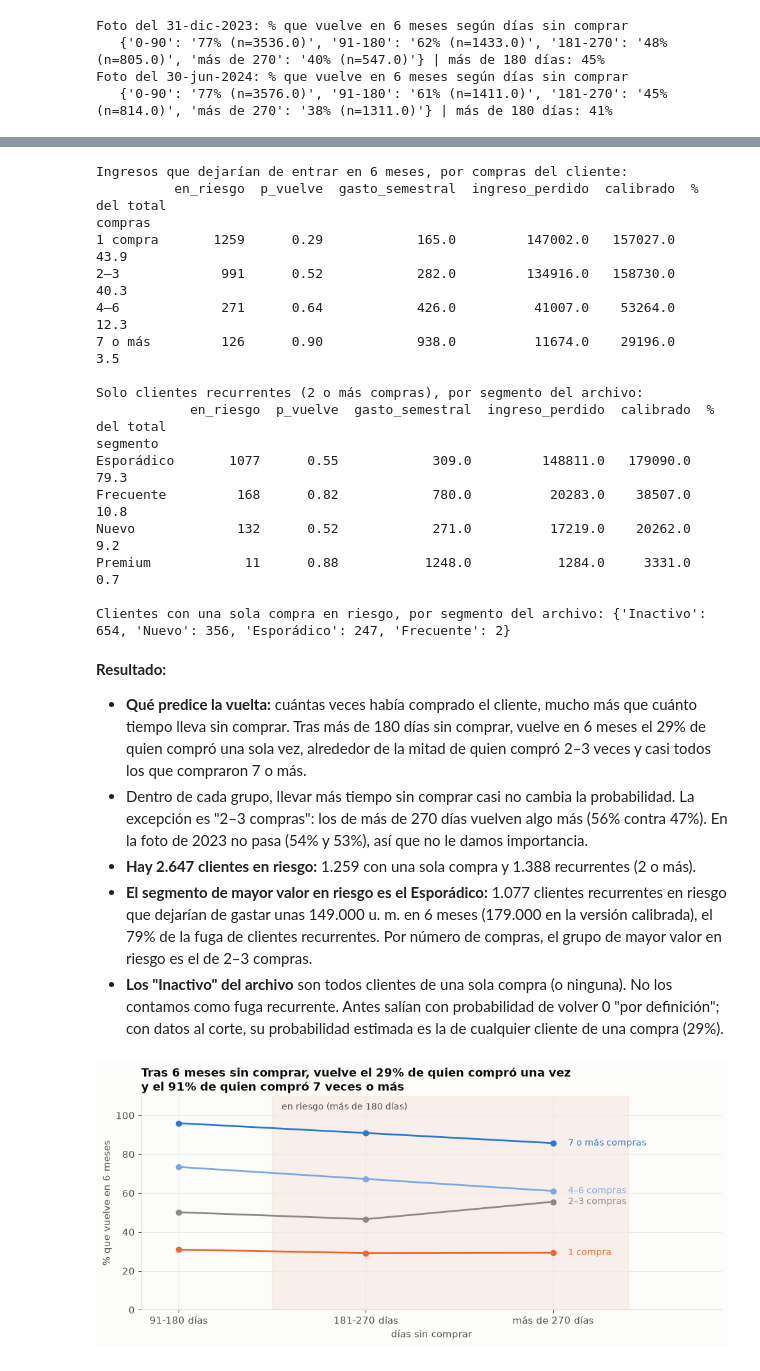
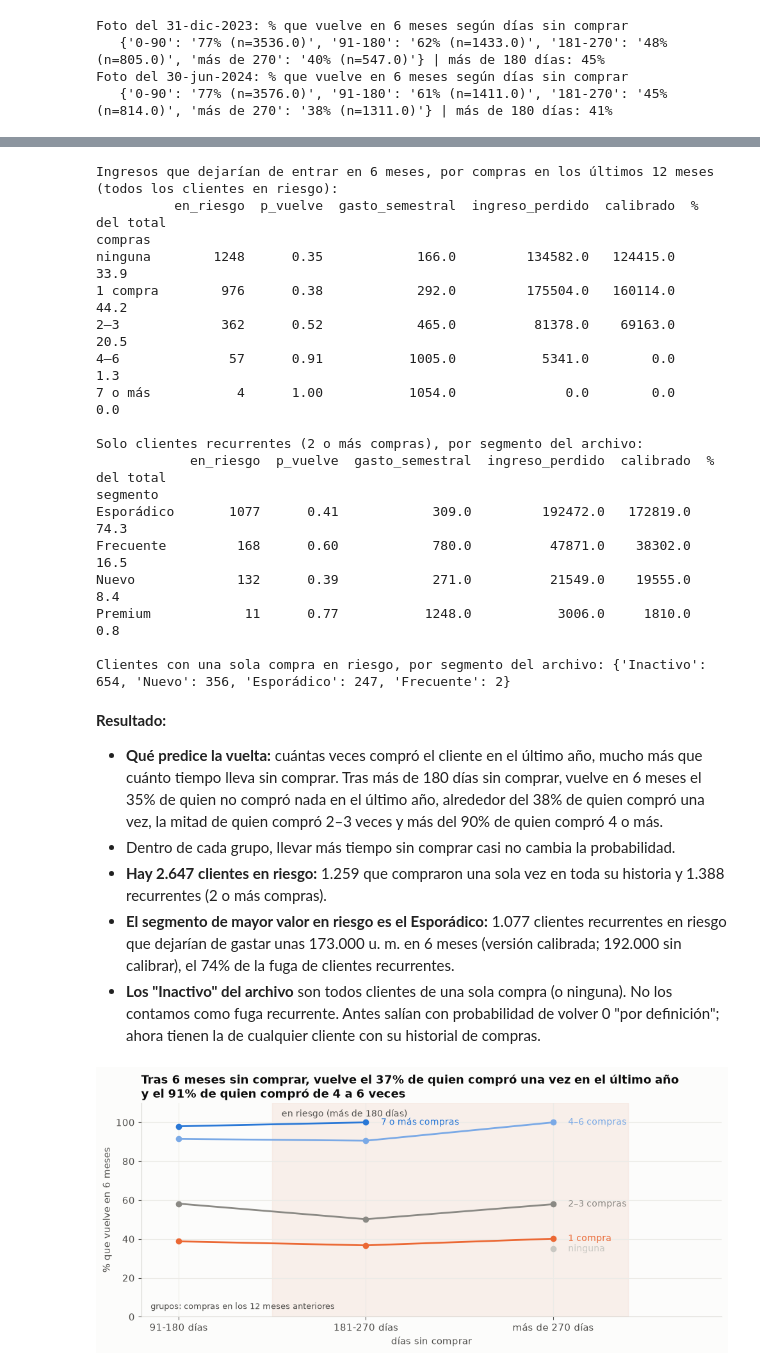
Before and after one commit to mathiascg05/retail-intelligence, a Jupyter notebook: notebooks/03_fugas.ipynb, the cells around one changed output, grey strips where cells are left out. Drawn from its saved outputs; the diff is of its cells as text; code cells hidden in the pictures.

```diff
--- a/notebooks/03_fugas.ipynb
+++ b/notebooks/03_fugas.ipynb
@@ -443,7 +443,7 @@ Pero "en riesgo" no es "perdido": en A1 vimos que el 52% de los que llegan a 180
 Antes de usar la estimación la probamos: con la foto del 31-dic-2023 predecimos lo que pasó en el primer semestre de 2024 y lo comparamos con lo que pasó de verdad.
 # %%
 TRAMOS, NOMBRES = [-1, 90, 180, 270, 10_000], ["0-90", "91-180", "181-270", "más de 270"]
-COMPRAS, GRUPOS = [0, 1, 3, 6, 10_000], ["1 compra", "2–3", "4–6", "7 o más"]
+COMPRAS, GRUPOS = [-1, 0, 1, 3, 6, 10_000], ["ninguna", "1 compra", "2–3", "4–6", "7 o más"]
 segmento = cli.set_index("cliente_id").segmento
 H = pd.Timedelta(days=182)
 
@@ -454,7 +454,9 @@ def foto(corte):
                                     n_compras=("transaccion_id", "size"))
     f["dias_sin_comprar"] = (corte - f.ultima).dt.days
     f["tramo"] = pd.cut(f.dias_sin_comprar, TRAMOS, labels=NOMBRES)
-    f["compras"] = pd.cut(f.n_compras, COMPRAS, labels=GRUPOS)
+    # compras en los 12 meses anteriores a la foto: comparable entre fotos con distinta historia
+    f["compras_12m"] = h[h.fecha > corte - pd.Timedelta(days=365)].groupby("cliente_id").size().reindex(f.index).fillna(0).astype(int)
+    f["compras"] = pd.cut(f.compras_12m, COMPRAS, labels=GRUPOS)
     f["segmento"] = segmento.reindex(f.index)  # solo para describir
     # gasto por semestre desde su primera compra (mínimo un semestre)
     f["gasto_semestral"] = f.gasto / np.maximum(1, (corte - f.primera).dt.days / 182.5)
@@ -479,18 +481,20 @@ Foto del 30-jun-2024: % que vuelve en 6 meses según días sin comprar
    {'0-90': '77% (n=3576.0)', '91-180': '61% (n=1411.0)', '181-270': '45% (n=814.0)', 'más de 270': '38% (n=1311.0)'} | más de 180 días: 41%
 # %%
 def tabla_retorno(f):
-    # Proporción que volvió en 6 meses, por compras hasta la foto y días sin comprar (clientes con más de 90 días)
+    # Proporción que volvió en 6 meses, por compras en los 12 meses anteriores y días sin comprar (clientes con más de 90 días)
     return f[f.dias_sin_comprar > 90].groupby(["compras", "tramo"], observed=True).vuelve.agg(clientes="size", vuelve="mean")
 
 def proyectar(f, t, calibracion=1.0):
     f = f[f.dias_sin_comprar > DIAS_INACTIVO].drop(columns=["vuelve", "gasto_6m"]).join(t[["vuelve"]], on=["compras", "tramo"])
     # combinación sin clientes en la foto histórica: promedio del grupo de compras con más de 180 días
     por_grupo = t[t.index.get_level_values(1) != "91-180"].groupby(level=0, observed=True).vuelve.mean()
-    f["p_vuelve"] = (f.vuelve.fillna(f.compras.map(por_grupo)).astype(float) * calibracion).clip(0, 1)
+    mas_180 = t[t.index.get_level_values(1) != "91-180"]
+    general = (mas_180.vuelve * mas_180.clientes).sum() / mas_180.clientes.sum()   # grupo sin historia en la foto (p. ej. "ninguna" en 2023)
+    f["p_vuelve"] = (f.vuelve.fillna(f.compras.map(por_grupo)).astype(float).fillna(general) * calibracion).clip(0, 1)
     f["gasto_esperado"] = f.p_vuelve * f.gasto_semestral
     # Si siguiera activo, gastaría lo mismo que venía gastando por semestre
     f["ingreso_perdido"] = (1 - f.p_vuelve) * f.gasto_semestral
-    f["recurrente"] = f.compras != "1 compra"
+    f["recurrente"] = f.n_compras >= 2   # alguna vez compró 2 veces o más
     return f
 
 # Prueba hacia atrás: con lo aprendido el 31-dic-2023, ¿acertamos el primer semestre de 2024?
@@ -501,11 +505,13 @@ prueba["gasto_real"] = f24.gasto_6m.reindex(prueba.index)
 c = prueba.groupby("compras", observed=True).agg(clientes=("p_vuelve", "size"), vuelve_previsto=("p_vuelve", "mean"),
                                                  vuelve_real=("volvio", "mean"))
 c.loc["Total"] = [len(prueba), prueba.p_vuelve.mean(), prueba.volvio.mean()]
-print("Prueba: clientes con más de 180 días sin comprar el 30-jun-2024, según compras hasta esa fecha")
+print("Prueba: clientes con más de 180 días sin comprar el 30-jun-2024, según compras en los 12 meses anteriores")
 print(c.round(3).to_string())
-CALIBRACION = prueba.volvio.mean() / prueba.p_vuelve.mean()
-print(f"\nPrevimos que volvería el {prueba.p_vuelve.mean():.0%} y volvió el {prueba.volvio.mean():.0%}: "
-      f"la estimación se pasa por un factor de {1 / CALIBRACION:.2f}")
+rec_p = prueba[prueba.recurrente]
+CALIBRACION = rec_p.volvio.mean() / rec_p.p_vuelve.mean()   # solo recurrentes: son los que entran en la cifra principal
+print(f"\nTodos: previmos que volvería el {prueba.p_vuelve.mean():.0%} y volvió el {prueba.volvio.mean():.0%}")
+print(f"Recurrentes (2 o más compras): previmos {rec_p.p_vuelve.mean():.0%} y volvió el {rec_p.volvio.mean():.0%} "
+      f"→ factor de calibración {CALIBRACION:.2f}")
 print("Por segmento del archivo (solo para describir):")
 print(prueba.groupby("segmento")[["p_vuelve", "volvio"]].mean().round(3).to_string())
 
@@ -513,4 +519,10 @@ print(prueba.groupby("segmento")[["p_vuelve", "volvio"]].mean().round(3).to_stri
 seg_t = f23[f23.dias_sin_comprar > 90].groupby(["segmento", "tramo"], observed=True).vuelve.mean()
 p_seg = [seg_t.get((s, tr), np.nan) for s, tr in zip(prueba.segmento, prueba.tramo)]
 print(f"\nCon el segmento del archivo la prueba 'acierta' ({np.nanmean(p_seg):.0%} previsto) porque el segmento ya sabe quién volverá.")
+# Versión anterior (todas las compras hasta la foto, no comparable entre fotos), para comparar
+for f in (f23, f24):
+    f["compras_total"] = pd.cut(f.n_compras, [0, 1, 3, 6, 10_000], labels=["1 compra", "2–3", "4–6", "7 o más"])
+vt = f23[f23.dias_sin_comprar > 90].groupby(["compras_total", "tramo"], observed=True).vuelve.mean()
+p_tot = [vt.get((g, tr), np.nan) for g, tr in zip(prueba.index.map(f24.compras_total), prueba.tramo)]
+print(f"Con todas las compras hasta la foto (versión anterior): {np.nanmean(p_tot):.0%} previsto")
 # %% [output]
@@ -595,7 +606,7 @@ def resumen_riesgo(col):
     v["% del total"] = 100 * v.ingreso_perdido / v.ingreso_perdido.sum()
     return v
 
-print("Ingresos que dejarían de entrar en 6 meses, por compras del cliente:")
+print("Ingresos que dejarían de entrar en 6 meses, por compras en los últimos 12 meses (todos los clientes en riesgo):")
 por_compras = resumen_riesgo("compras")
 print(por_compras.round({"p_vuelve": 2, "gasto_semestral": 0, "ingreso_perdido": 0, "calibrado": 0, "% del total": 1}).to_string())
 
@@ -604,60 +615,64 @@ v = rec.groupby("segmento").agg(en_riesgo=("p_vuelve", "size"), p_vuelve=("p_vue
                                 gasto_semestral=("gasto_semestral", "mean"), ingreso_perdido=("ingreso_perdido", "sum"))
 v["calibrado"] = riesgo_cal[riesgo_cal.recurrente].groupby("segmento").ingreso_perdido.sum()
 v["% del total"] = 100 * v.ingreso_perdido / v.ingreso_perdido.sum()
-v = v.sort_values("ingreso_perdido", ascending=False)
+v["% del total"] = 100 * v.calibrado / v.calibrado.sum()
+v = v.sort_values("calibrado", ascending=False)
 print("\nSolo clientes recurrentes (2 o más compras), por segmento del archivo:")
 print(v.round({"p_vuelve": 2, "gasto_semestral": 0, "ingreso_perdido": 0, "calibrado": 0, "% del total": 1}).to_string())
 print("\nClientes con una sola compra en riesgo, por segmento del archivo:", riesgo[~riesgo.recurrente].segmento.value_counts().to_dict())
 # %% [output]
-Ingresos que dejarían de entrar en 6 meses, por compras del cliente:
+Ingresos que dejarían de entrar en 6 meses, por compras en los últimos 12 meses (todos los clientes en riesgo):
           en_riesgo  p_vuelve  gasto_semestral  ingreso_perdido  calibrado  % del total
 compras
-1 compra       1259      0.29            165.0         147002.0   157027.0         43.9
-2–3             991      0.52            282.0         134916.0   158730.0         40.3
-4–6             271      0.64            426.0          41007.0    53264.0         12.3
-7 o más         126      0.90            938.0          11674.0    29196.0          3.5
+ninguna        1248      0.35            166.0         134582.0   124415.0         33.9
+1 compra        976      0.38            292.0         175504.0   160114.0         44.2
+2–3             362      0.52            465.0          81378.0    69163.0         20.5
+4–6              57      0.91           1005.0           5341.0        0.0          1.3
+7 o más           4      1.00           1054.0              0.0        0.0          0.0
 
 Solo clientes recurrentes (2 o más compras), por segmento del archivo:
             en_riesgo  p_vuelve  gasto_semestral  ingreso_perdido  calibrado  % del total
 segmento
-Esporádico       1077      0.55            309.0         148811.0   179090.0         79.3
-Frecuente         168      0.82            780.0          20283.0    38507.0         10.8
-Nuevo             132      0.52            271.0          17219.0    20262.0          9.2
-Premium            11      0.88           1248.0           1284.0     3331.0          0.7
+Esporádico       1077      0.41            309.0         192472.0   172819.0         74.3
+Frecuente         168      0.60            780.0          47871.0    38302.0         16.5
+Nuevo             132      0.39            271.0          21549.0    19555.0          8.4
+Premium            11      0.77           1248.0           3006.0     1810.0          0.8
 
 Clientes con una sola compra en riesgo, por segmento del archivo: {'Inactivo': 654, 'Nuevo': 356, 'Esporádico': 247, 'Frecuente': 2}
 # %% [markdown]
 **Resultado:**
-- **Qué predice la vuelta:** cuántas veces había comprado el cliente, mucho más que cuánto tiempo lleva sin comprar. Tras más de 180 días sin comprar, vuelve en 6 meses el 29% de quien compró una sola vez, alrededor de la mitad de quien compró 2–3 veces y casi todos los que compraron 7 o más.
-- Dentro de cada grupo, llevar más tiempo sin comprar casi no cambia la probabilidad. La excepción es "2–3 compras": los de más de 270 días vuelven algo más (56% contra 47%). En la foto de 2023 no pasa (54% y 53%), así que no le damos importancia.
-- **Hay 2.647 clientes en riesgo:** 1.259 con una sola compra y 1.388 recurrentes (2 o más).
-- **El segmento de mayor valor en riesgo es el Esporádico:** 1.077 clientes recurrentes en riesgo que dejarían de gastar unas 149.000 u. m. en 6 meses (179.000 en la versión calibrada), el 79% de la fuga de clientes recurrentes. Por número de compras, el grupo de mayor valor en riesgo es el de 2–3 compras.
-- **Los "Inactivo" del archivo** son todos clientes de una sola compra (o ninguna). No los contamos como fuga recurrente. Antes salían con probabilidad de volver 0 "por definición"; con datos al corte, su probabilidad estimada es la de cualquier cliente de una compra (29%).
+- **Qué predice la vuelta:** cuántas veces compró el cliente en el último año, mucho más que cuánto tiempo lleva sin comprar. Tras más de 180 días sin comprar, vuelve en 6 meses el 35% de quien no compró nada en el último año, alrededor del 38% de quien compró una vez, la mitad de quien compró 2–3 veces y más del 90% de quien compró 4 o más.
+- Dentro de cada grupo, llevar más tiempo sin comprar casi no cambia la probabilidad.
+- **Hay 2.647 clientes en riesgo:** 1.259 que compraron una sola vez en toda su historia y 1.388 recurrentes (2 o más compras).
+- **El segmento de mayor valor en riesgo es el Esporádico:** 1.077 clientes recurrentes en riesgo que dejarían de gastar unas 173.000 u. m. en 6 meses (versión calibrada; 192.000 sin calibrar), el 74% de la fuga de clientes recurrentes.
+- **Los "Inactivo" del archivo** son todos clientes de una sola compra (o ninguna). No los contamos como fuga recurrente. Antes salían con probabilidad de volver 0 "por definición"; ahora tienen la de cualquier cliente con su historial de compras.
 # %%
 # Gráfico: % que vuelve en 6 meses según días sin comprar, por compras hasta la foto (30-jun-2024)
-colores = {"7 o más": AZUL, "4–6": "#7aa9e6", "2–3": GRIS, "1 compra": NARANJA}
+colores = {"7 o más": AZUL, "4–6": "#7aa9e6", "2–3": GRIS, "1 compra": NARANJA, "ninguna": "#c9c8c3"}
 tab = 100 * t24.vuelve.unstack()
 fig, ax = plt.subplots(figsize=(10, 4.6))
 x = np.arange(1, len(NOMBRES))
-for g in GRUPOS[::-1]:
+for g in [x for x in GRUPOS[::-1] if x in tab.index]:
     fila = tab.loc[g].reindex(NOMBRES[1:])
     ax.plot(x, fila, marker="o", color=colores[g], lw=2)
     ult = fila.last_valid_index()
-    ax.text(NOMBRES.index(ult) + 0.08, fila[ult], f"{g}" + (" compras" if g != "1 compra" else ""), va="center", color=colores[g], fontsize=10)
+    ax.text(NOMBRES.index(ult) + 0.08, fila[ult], f"{g}" + (" compras" if g not in ("1 compra", "ninguna") else ""), va="center", color=colores[g], fontsize=10)
 ax.axvspan(1.5, 3.4, color="#f6e3da", alpha=0.5, zorder=0)
 ax.text(1.55, 103, "en riesgo (más de 180 días)", fontsize=10, color=TEXTO_2)
 ax.set_xticks(x, [f"{n} días" for n in NOMBRES[1:]])
 ax.set_xlim(0.8, 3.9)
 ax.set_ylim(0, 110)
 ax.set_xlabel("días sin comprar")
 ax.set_ylabel("% que vuelve en 6 meses")
-uno, siete = tab.loc["1 compra", "181-270"], tab.loc["7 o más", "181-270"]
-ax.set_title(f"Tras 6 meses sin comprar, vuelve el {uno:.0f}% de quien compró una vez\ny el {siete:.0f}% de quien compró 7 veces o más")
+ax.legend([], frameon=False)
+ax.text(0.85, 4, "grupos: compras en los 12 meses anteriores", fontsize=9, color=TEXTO_2)
+uno, cuatro = tab.loc["1 compra", "181-270"], tab.loc["4–6", "181-270"]
+ax.set_title(f"Tras 6 meses sin comprar, vuelve el {uno:.0f}% de quien compró una vez en el último año\ny el {cuatro:.0f}% de quien compró de 4 a 6 veces")
 fig.tight_layout()
 fig.savefig(FIG / "a3_retorno_compras.png", dpi=150)
 plt.show()
 # %% [output]
-[figure, old version]
+[figure, new version]
 # %% [markdown]
 ## 4. Impacto económico a 6 meses
 
```
Also changed, not shown: parts of 8 cells of this notebook, 4 other files.
